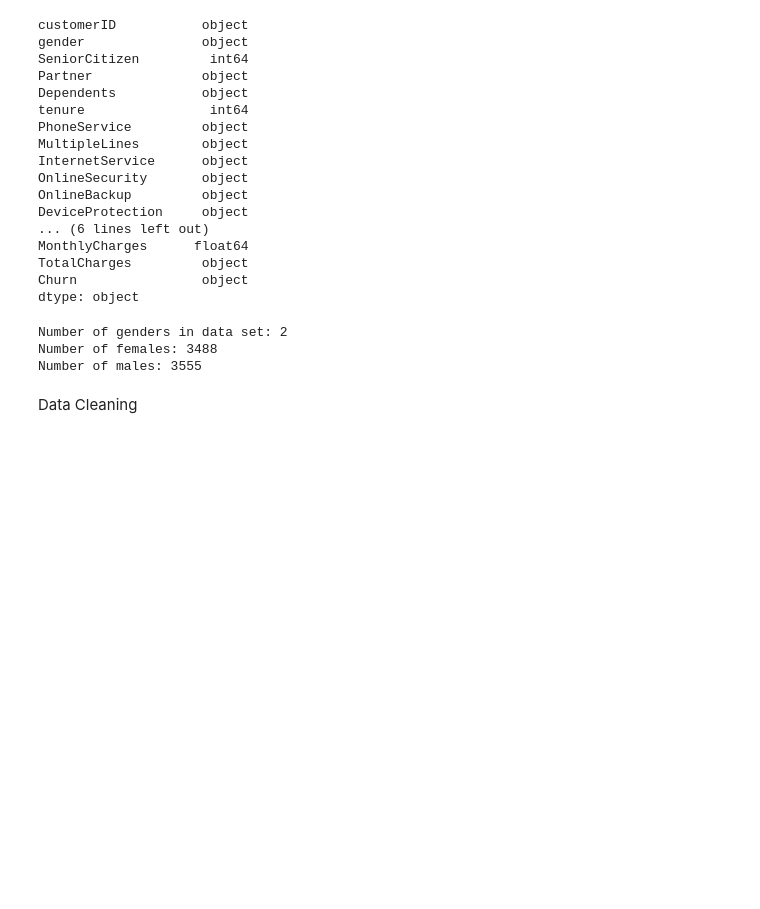
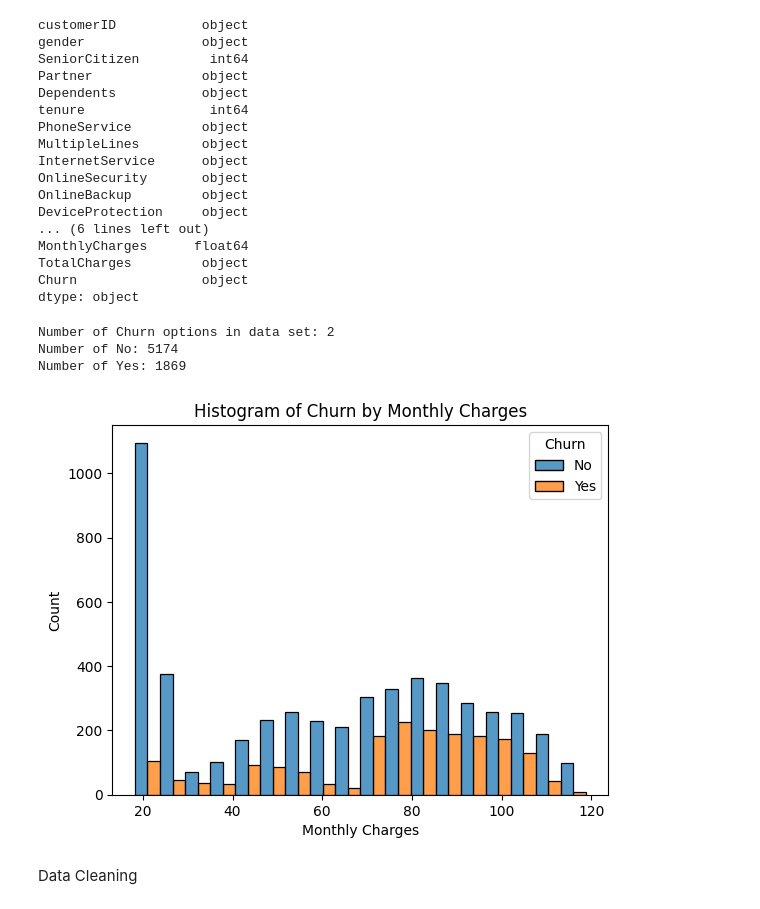
Before and after one commit to olinyoder2534/TensorflowPractice, a Jupyter notebook: CustomerChurn.ipynb, the cells around one changed output. Cells and saved outputs as stored; diff of their text form; code cells hidden in the pictures; blank space fills up the shorter version.

```diff
--- a/CustomerChurn.ipynb
+++ b/CustomerChurn.ipynb
@@ -30,6 +30,8 @@ data.isna().sum().sum()
 0
 # %%
 data.replace('', pd.NA, inplace=True)
+data.replace(' ', pd.NA, inplace=True)
 blank_values = data.isna().sum()
 print(blank_values)
+#11 TotalCharges are blank
 # %% [output]
@@ -71,11 +73,12 @@ TotalCharges         object
 Churn                object
 dtype: object
 # %%
-print('Number of genders in data set: {}'.format(data['gender'].nunique()))
-print('Number of females: {}'.format(data[data['gender'] == 'Female'].shape[0]))
-print('Number of males: {}'.format(data[data['gender'] == 'Male'].shape[0]))
+print('Number of Churn options in data set: {}'.format(data['Churn'].nunique()))
+print('Number of No: {}'.format(data[data['Churn'] == 'No'].shape[0]))
+print('Number of Yes: {}'.format(data[data['Churn'] == 'Yes'].shape[0]))
+#unbalanced data, consider rebalancing
 # %% [output]
-Number of genders in data set: 2
-Number of females: 3488
-Number of males: 3555
+Number of Churn options in data set: 2
+Number of No: 5174
+Number of Yes: 1869
 # %%
@@ -96,6 +100,14 @@ plt.title('Histogram of Churn by Partner Status')
 plt.xlabel('Churn')
 plt.ylabel('Tenure')
 plt.show()
+# %%
+sns.histplot(data=data, x='MonthlyCharges', hue='Churn', multiple='dodge')
+plt.title('Histogram of Churn by Monthly Charges')
+plt.xlabel('Monthly Charges')
+plt.ylabel('Count')
+plt.show()
+# %% [output]
+[figure, added]
 # %% [markdown]
 Data Cleaning
 # %%
```
Also changed, not shown: parts of 47 cells of this notebook.
